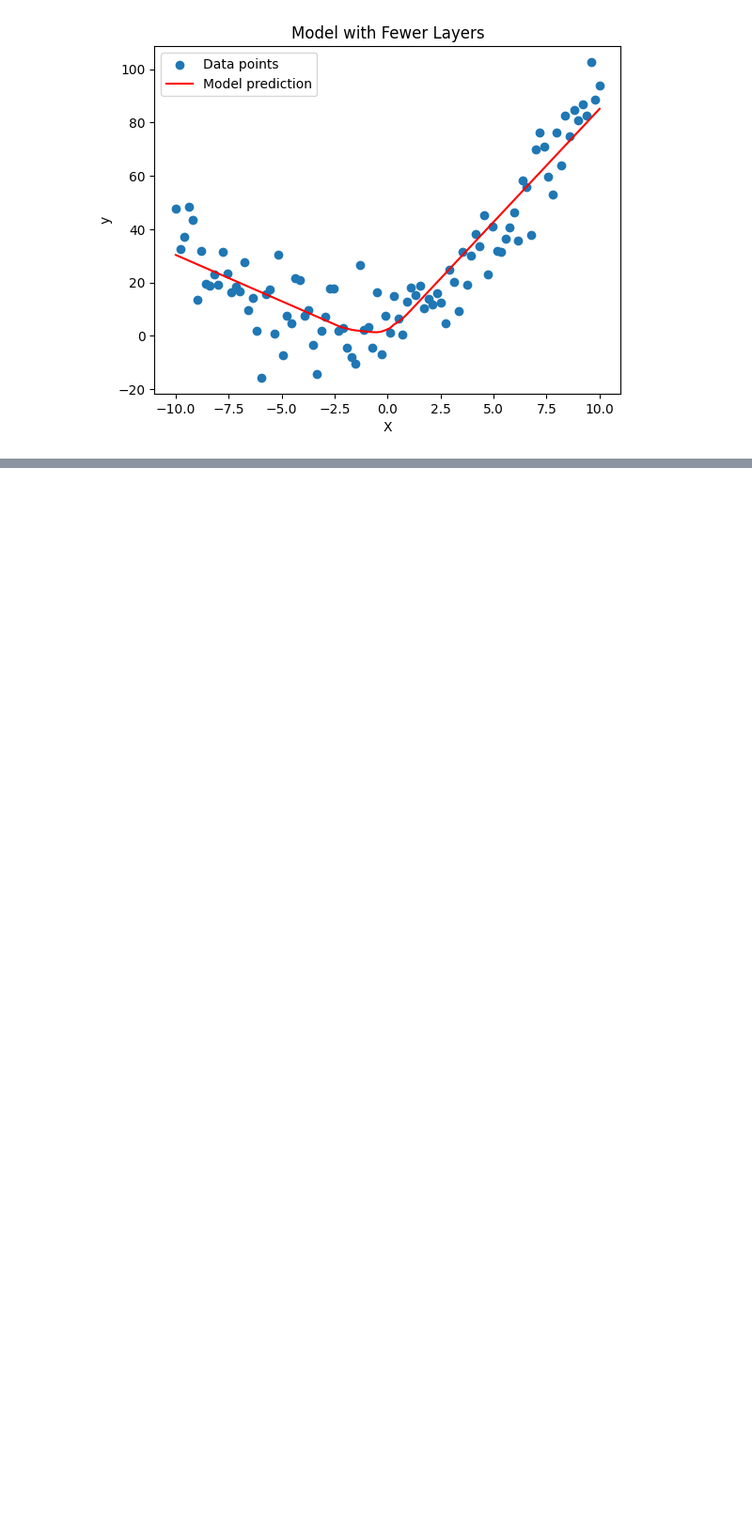
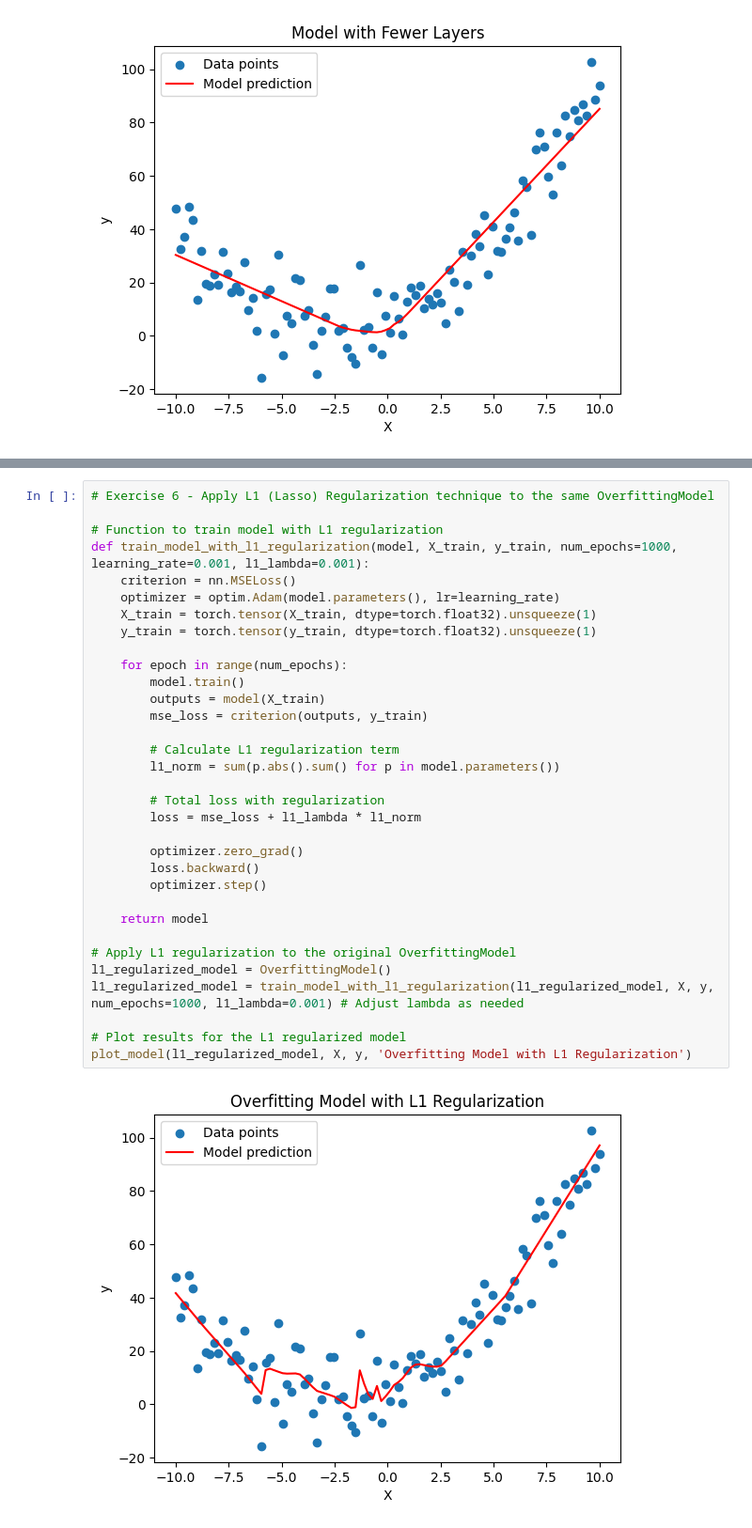
Before and after one commit to j2damax/ml-learning-journey, a Jupyter notebook: pytorch-deep-learning/01_overfitting_underfitting.ipynb, the cells around one changed output, grey strips where cells are left out. Shown: that part at 94% size. Drawn from its saved outputs; the diff is of its cells as text; blank space fills up the shorter version.

```diff
--- a/pytorch-deep-learning/01_overfitting_underfitting.ipynb
+++ b/pytorch-deep-learning/01_overfitting_underfitting.ipynb
@@ -193 +281,36 @@ plot_model(fewer_layers_model, X, y, 'Model with Fewer Layers')
+# %%
+# Exercise 6 - Apply L1 (Lasso) Regularization technique to the same OverfittingModel
+
+# Function to train model with L1 regularization
+def train_model_with_l1_regularization(model, X_train, y_train, num_epochs=1000, learning_rate=0.001, l1_lambda=0.001):
+    criterion = nn.MSELoss()
+    optimizer = optim.Adam(model.parameters(), lr=learning_rate)
+    X_train = torch.tensor(X_train, dtype=torch.float32).unsqueeze(1)
+    y_train = torch.tensor(y_train, dtype=torch.float32).unsqueeze(1)
+
+    for epoch in range(num_epochs):
+        model.train()
+        outputs = model(X_train)
+        mse_loss = criterion(outputs, y_train)
+
+        # Calculate L1 regularization term
+        l1_norm = sum(p.abs().sum() for p in model.parameters())
+
+        # Total loss with regularization
+        loss = mse_loss + l1_lambda * l1_norm
+
+        optimizer.zero_grad()
+        loss.backward()
+        optimizer.step()
+
+    return model
+
+# Apply L1 regularization to the original OverfittingModel
+l1_regularized_model = OverfittingModel()
+l1_regularized_model = train_model_with_l1_regularization(l1_regularized_model, X, y, num_epochs=1000, l1_lambda=0.001) # Adjust lambda as needed
+
+# Plot results for the L1 regularized model
+plot_model(l1_regularized_model, X, y, 'Overfitting Model with L1 Regularization')
+# %% [output]
+[figure, added]
 # %%
```
Also changed, not shown: parts of 4 cells of this notebook.
